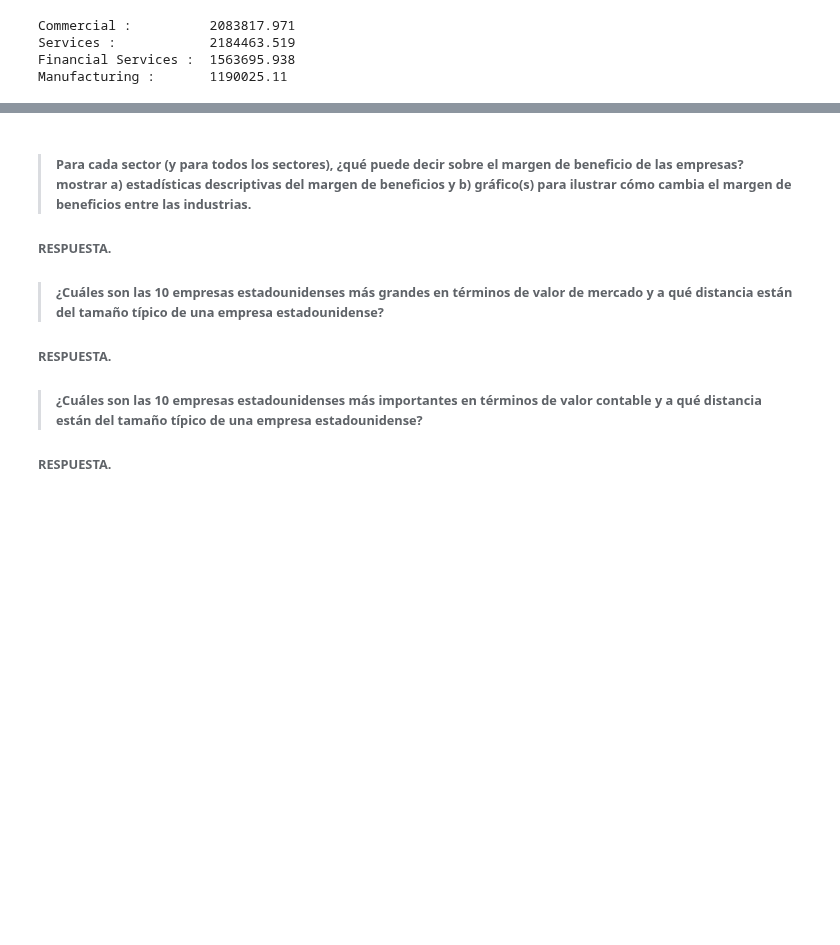
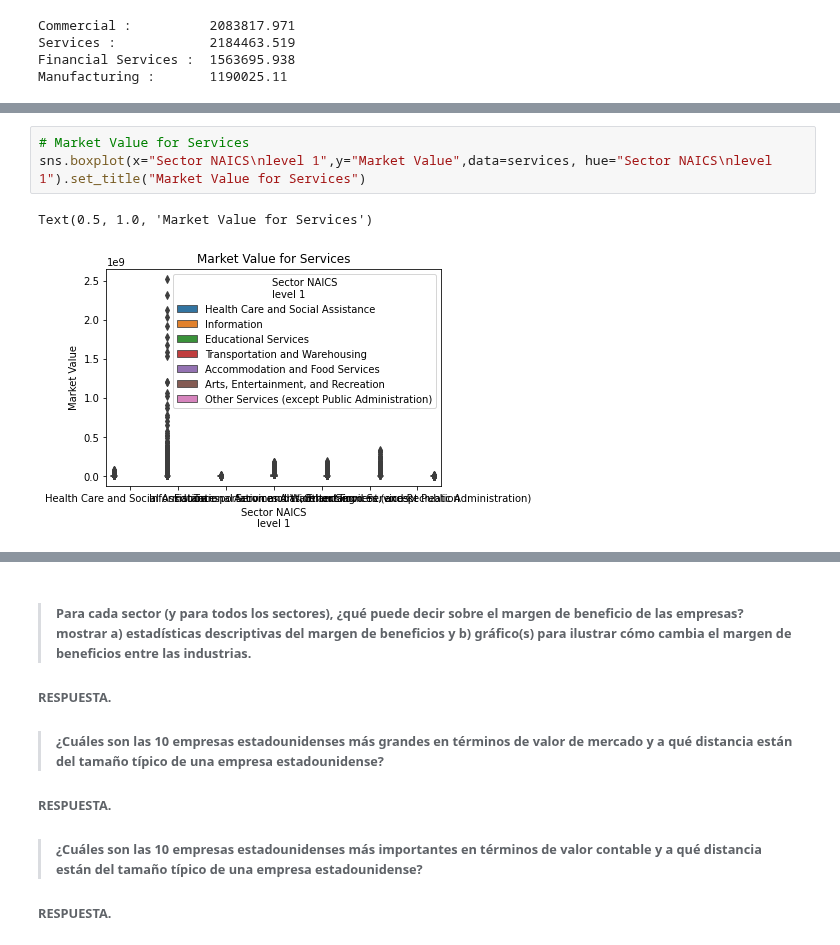
Before and after one commit to AnHrt/StatisticsII, a Jupyter notebook: Statistics/A01369984_BCase.ipynb, the cells around one changed output, grey strips where cells are left out. Drawn from its saved outputs; the diff is of its cells as text; blank space fills up the shorter version.

```diff
--- a/Statistics/A01369984_BCase.ipynb
+++ b/Statistics/A01369984_BCase.ipynb
@@ -314,0 +309,6 @@ US_Q2['Book Value of the Firms'].hist( grid=False, bins=35, legend=1)
+# %%
+# Market Value for Services
+sns.boxplot(x="Sector NAICS\nlevel 1",y="Market Value",data=services, hue="Sector NAICS\nlevel 1").set_title("Market Value for Services")
+# %% [output]
+Text(0.5, 1.0, 'Market Value for Services')
+[figure, added]
```
Also changed, not shown: parts of 16 cells of this notebook.
